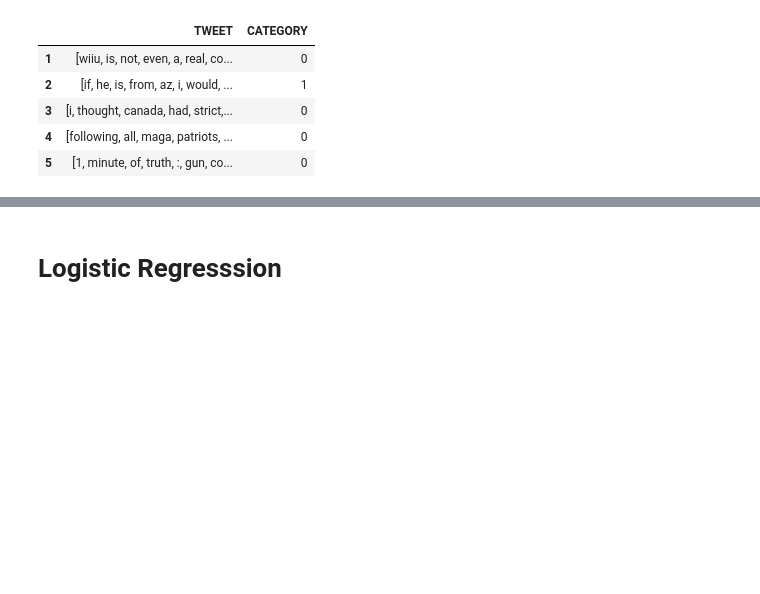
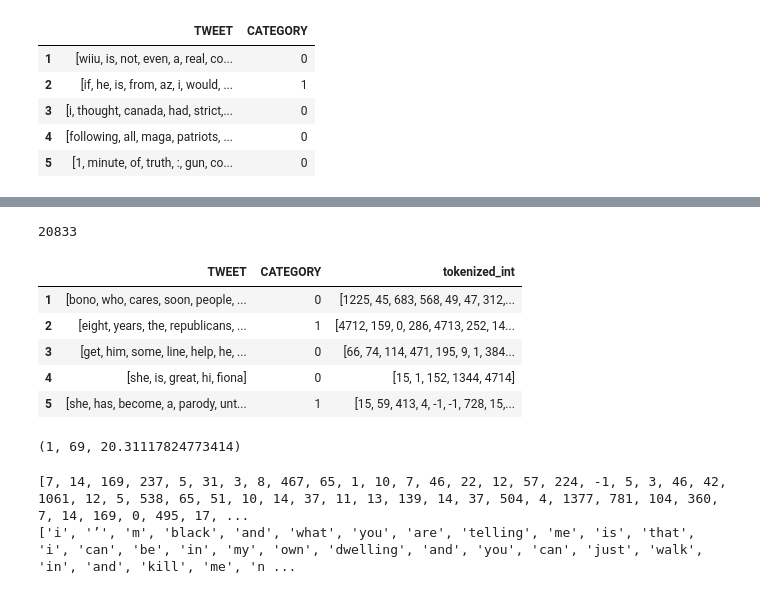
Before and after one commit to prawizard/TweetsClassification_NLP, a Jupyter notebook: TweetEval/Sentiment_Analysis_NLP.ipynb, the cells around one changed output, grey strips where cells are left out. Saved outputs shown, nothing was run; the diff lists cells and outputs as text; code cells hidden in the pictures; blank space fills up the shorter version.

```diff
--- a/TweetEval/Sentiment_Analysis_NLP.ipynb
+++ b/TweetEval/Sentiment_Analysis_NLP.ipynb
@@ -294,3 +345 @@ tokenized_test_df.head()
 | 5 | [travel, movies, and, unix, fortu... | 0 |
-# %% [markdown]
-# Logistic Regresssion
@@ -296,0 +354,14 @@ tokenized_test_df.head()
+# %%
+len(vocab)
+# %% [output]
+20833
+# %%
+max_words = 5000
+# %%
+w2id = {w:i for i, w in enumerate(vocab[:max_words])}
+w2id['unk'] = -1
+# %%
+def transform_to_ids(row):
+    return [w2id[w] if w in w2id else w2id['unk'] for w in row]
+# %%
+tokenized_df['tokenized_int'] = tokenized_df['TWEET'].apply(lambda x: transform_to_ids(x))
@@ -296,0 +371,27 @@ tokenized_test_df.head()
+# %%
+tokenized_df.head()
+# %% [output]
+|  | TWEET | CATEGORY | tokenized_int |
+| 1 | [bono, who, cares, soon, people, ... | 0 | [1225, 45, 683, 568, 49, 47, 312,... |
+| 2 | [eight, years, the, republicans, ... | 1 | [4712, 159, 0, 286, 4713, 252, 14... |
+| 3 | [get, him, some, line, help, he, ... | 0 | [66, 74, 114, 471, 195, 9, 1, 384... |
+| 4 | [she, is, great, hi, fiona] | 0 | [15, 1, 152, 1344, 4714] |
+| 5 | [she, has, become, a, parody, unt... | 1 | [15, 59, 413, 4, -1, -1, 728, 15,... |
+# %%
+lens = tokenized_df['tokenized_int'].apply(lambda x: len(x))
+min(lens), max(lens), np.mean(lens)
+# %% [output]
+(1, 69, 20.31117824773414)
+# %%
+a=tokenized_df['tokenized_int'].values
+j=0
+for i in a:
+  if len(i)==69:
+    z=i
+    k=j
+  j+=1
+print(z)
+print(tokenized_df['TWEET'].values[k])
+# %% [output]
+[7, 14, 169, 237, 5, 31, 3, 8, 467, 65, 1, 10, 7, 46, 22, 12, 57, 224, -1, 5, 3, 46, 42, 1061, 12, 5, 538, 65, 51, 10, 14, 37, 11, 13, 139, 14, 37, 504, 4, 1377, 781, 104, 360, 7, 14, 169, 0, 495, 17, ...
+['i', '’', 'm', 'black', 'and', 'what', 'you', 'are', 'telling', 'me', 'is', 'that', 'i', 'can', 'be', 'in', 'my', 'own', 'dwelling', 'and', 'you', 'can', 'just', 'walk', 'in', 'and', 'kill', 'me', 'n ...
```
Also changed, not shown: parts of 17 cells of this notebook.
